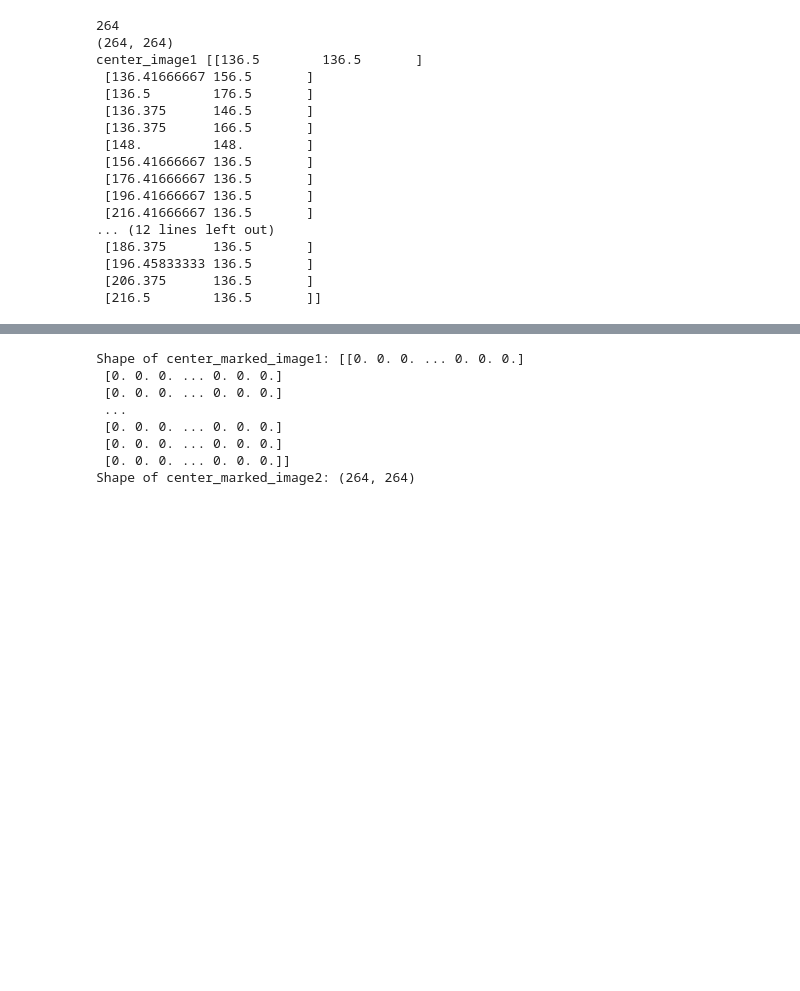
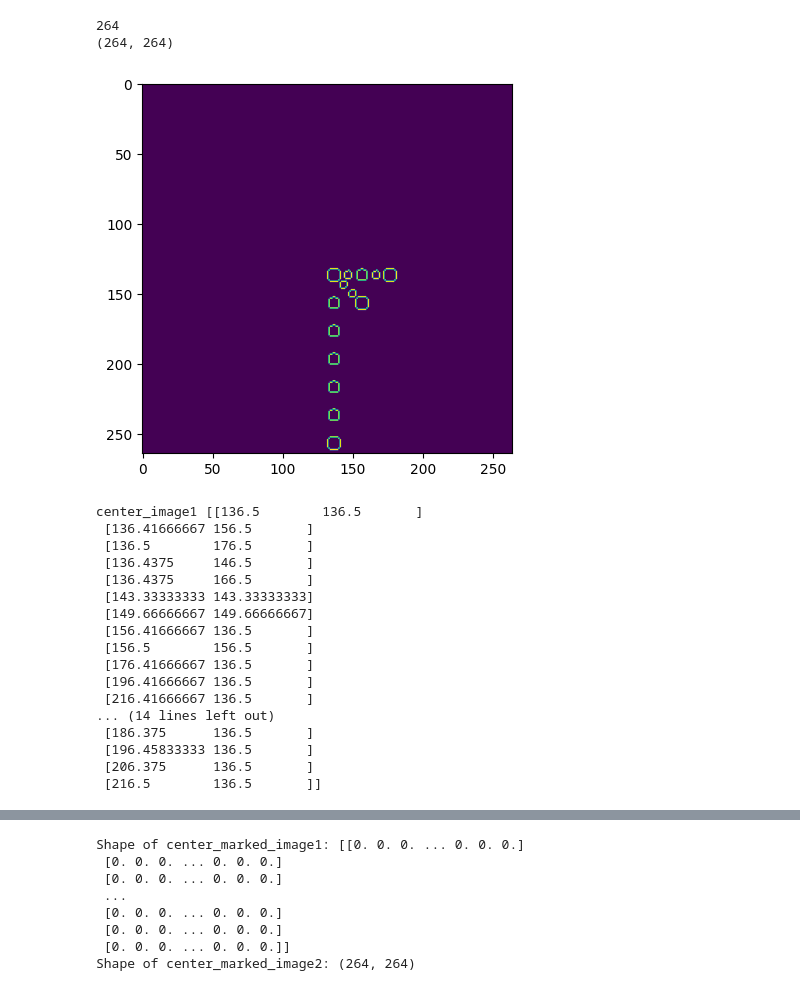
Before and after one commit to Z-Noura/Project-MD, a Jupyter notebook: sterevision.ipynb, the cells around one changed output, grey strips where cells are left out. Cells and saved outputs as stored; diff of their text form; code cells hidden in the pictures; blank space fills up the shorter version.

```diff
--- a/sterevision.ipynb
+++ b/sterevision.ipynb
@@ -1,38 +1,42 @@
 # %%
 import numpy as np
 import cv2 as cv
 import matplotlib.pyplot as plt
 import os
 from mpl_toolkits.mplot3d import Axes3D
 
 # Load the data
 binary_image1 = np.load('CerclesI1.npy')
 print(binary_image1.shape[0])
 binary_image2 = np.load('CerclesI2.npy')
 print(binary_image2.shape)
 center_image1= np.load('CerclesC1.npy')
-
+plt.imshow(binary_image1)
+plt.show()
 print("center_image1",center_image1)
 center_image2= np.load('CerclesC2.npy')
 print("center_image2",center_image2)
 # %% [output]
 264
 (264, 264)
-center_image1 [[136.5        136.5       ]
- [136.41666667 156.5       ]
- [136.5        176.5       ]
- [136.375      146.5       ]
- [136.375      166.5       ]
- [148.         148.        ]
- [156.41666667 136.5       ]
- [176.41666667 136.5       ]
- [196.41666667 136.5       ]
- [216.41666667 136.5       ]
-... (12 lines left out)
- [186.375      136.5       ]
- [196.45833333 136.5       ]
- [206.375      136.5       ]
- [216.5        136.5       ]]
+[figure, added]
+center_image1 [[136.5        136.5       ]
+ [136.41666667 156.5       ]
+ [136.5        176.5       ]
+ [136.4375     146.5       ]
+ [136.4375     166.5       ]
+ [143.33333333 143.33333333]
+ [149.66666667 149.66666667]
+ [156.41666667 136.5       ]
+ [156.5        156.5       ]
+ [176.41666667 136.5       ]
+ [196.41666667 136.5       ]
+ [216.41666667 136.5       ]
+... (14 lines left out)
+ [186.375      136.5       ]
+ [196.45833333 136.5       ]
+ [206.375      136.5       ]
+ [216.5        136.5       ]]
 # %%
 # Object points in 3D space
 objp = np.array([
```
Also changed, not shown: parts of 8 cells of this notebook.
